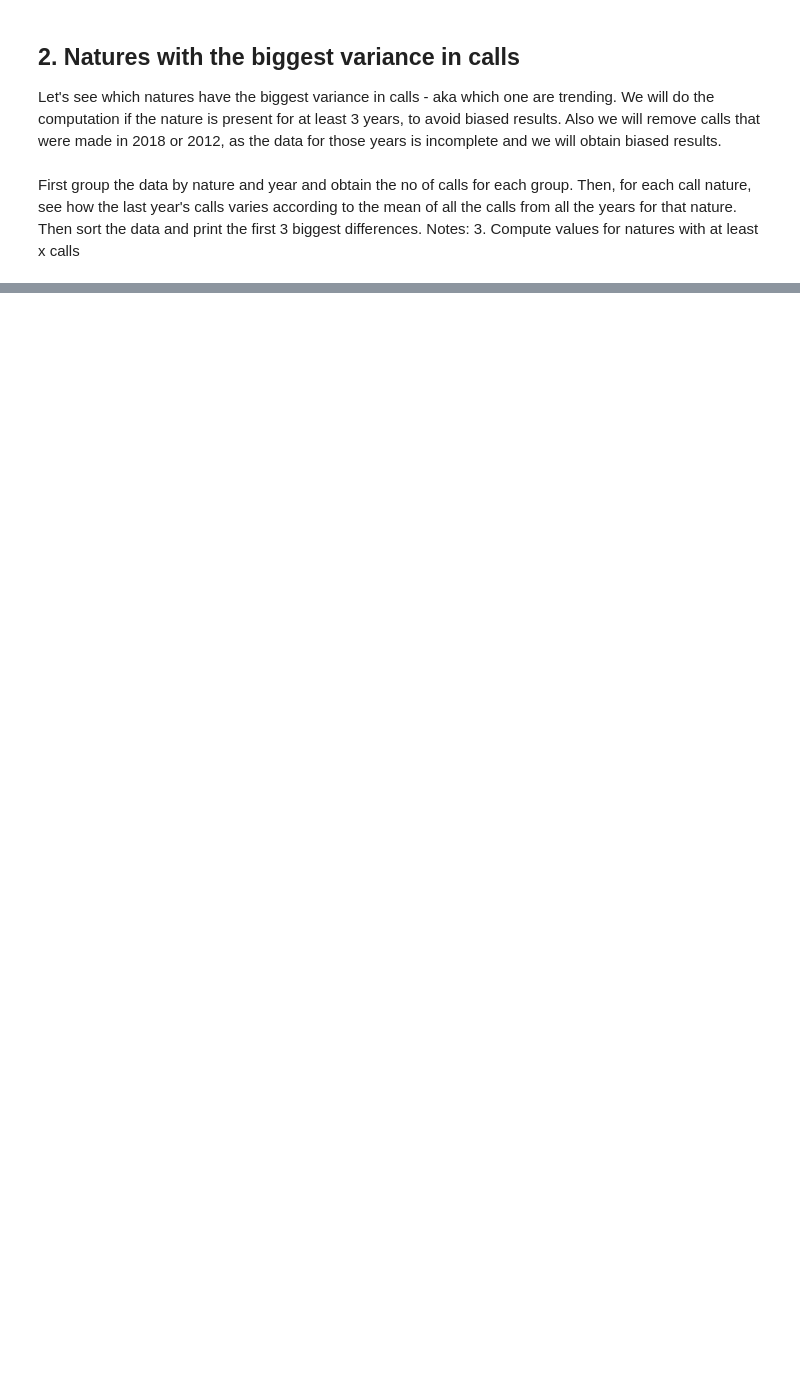
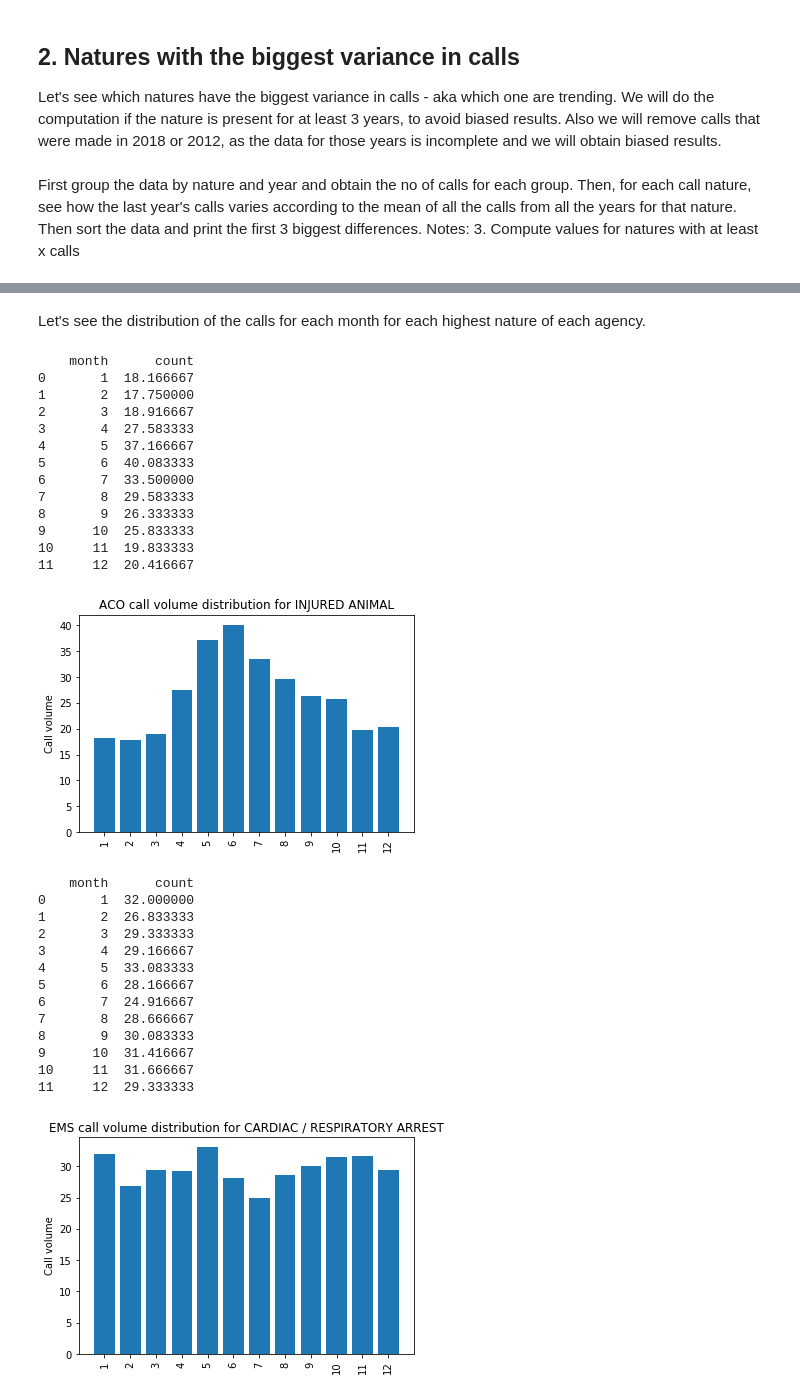
Before and after one commit to UNCG-CSE/Guilford_EMS, a Jupyter notebook: src/nature_agency_relations.ipynb, the cells around one changed output, grey strips where cells are left out. Cells and saved outputs as stored; diff of their text form; code cells hidden in the pictures; blank space fills up the shorter version.

```diff
--- a/src/nature_agency_relations.ipynb
+++ b/src/nature_agency_relations.ipynb
@@ -180,0 +304,66 @@ create_plot('Variance', 'GCF top trending natures',
+# %% [markdown]
+Let's see the distribution of the calls for each month for each highest nature of each agency.
+# %%
+def get_nature_month_distribution(data, nature):
+
+    data = data[data.nature == nature]
+    data_filtered = data[data.year != 2018]
+    data_filtered = data_filtered[data_filtered.year != 2012]
+    groupBy_month = data_filtered.groupby(['month']).size().reset_index(name='count')
+    call_distribution = groupBy_month.sort_values(by='month', ascending=True)
+    call_distribution['count'] = call_distribution['count']/12
+    return call_distribution
+# %%
+aco_call_distrub = get_nature_month_distribution(aco_calls, aco_highestP_nature)
+print(aco_call_distrub)
+months = aco_call_distrub['month']
+aco_variance = aco_call_distrub['count']
+create_plot('Call volume', 'ACO call volume distribution for INJURED ANIMAL',
+            months, aco_variance)
+
+ems_call_distrub = get_nature_month_distribution(ems_calls, ems_highestP_nature)
+print(ems_call_distrub)
+ems_variance = ems_call_distrub['count']
+create_plot('Call volume', 'EMS call volume distribution for CARDIAC / RESPIRATORY ARREST',
+            months, ems_variance)
+
+gcsd_call_distrub = get_nature_month_distribution(gcsd_calls, gcsd_highestP_nature)
+print(gcsd_call_distrub)
+gcsd_variance = gcsd_call_distrub['count']
+create_plot('Call volume', 'GCSD call volume distribution for OVERDOSE-INGESTION-POISONING',
+            months, gcsd_variance)
+
+gcf_call_distrub = get_nature_month_distribution(gcf_calls, gcf_highestP_nature)
+print(gcf_call_distrub)
+gcf_variance = gcf_call_distrub['count']
+create_plot('Call volume', 'GCF call volume distribution for ACCIDENT WITH PERSONAL INJURY',
+            months, gcf_variance)
+# %% [output]
+    month      count
+0       1  18.166667
+1       2  17.750000
+2       3  18.916667
+3       4  27.583333
+4       5  37.166667
+5       6  40.083333
+6       7  33.500000
+7       8  29.583333
+8       9  26.333333
+9      10  25.833333
+10     11  19.833333
+11     12  20.416667
+[figure, added]
+    month      count
+0       1  32.000000
+1       2  26.833333
+2       3  29.333333
+3       4  29.166667
+4       5  33.083333
+5       6  28.166667
+6       7  24.916667
+7       8  28.666667
+8       9  30.083333
+9      10  31.416667
+10     11  31.666667
+11     12  29.333333
+[figure, added]
```
Also changed, not shown: parts of 6 cells of this notebook.
